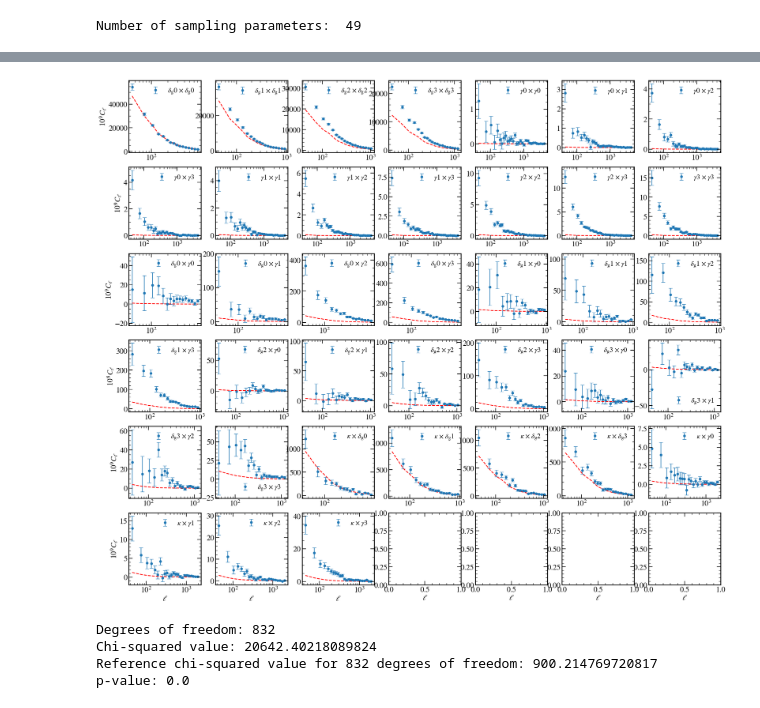
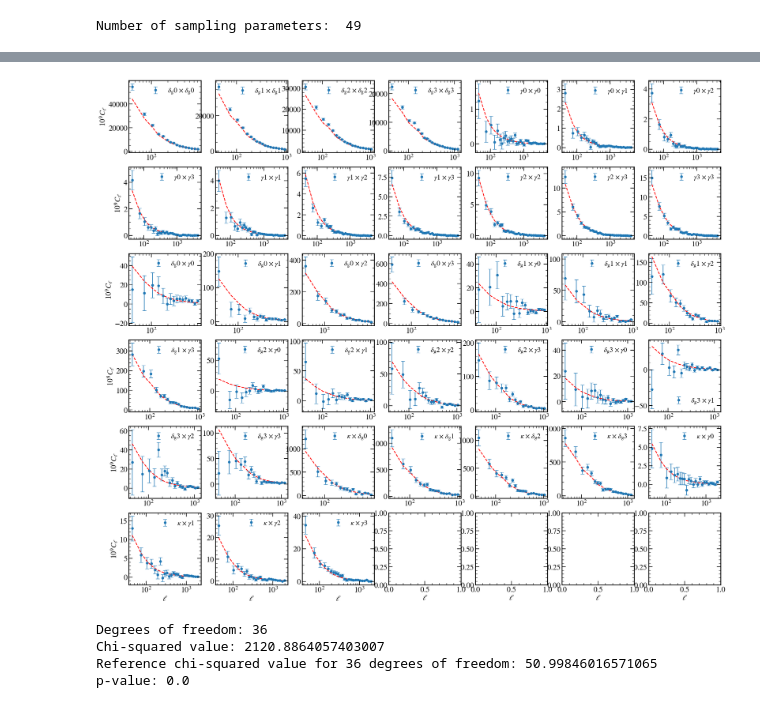
Before and after one commit to matteozennaro/ClLikeFree, a Jupyter notebook: notebooks/test.ipynb, the cells around one changed output, grey strips where cells are left out. Cells and saved outputs as stored; diff of their text form; code cells hidden in the pictures.

Commit message:
notebooks and reference values for tests

```diff
--- a/notebooks/test.ipynb
+++ b/notebooks/test.ipynb
@@ -223,8 +223,6 @@ sampling_params = {
 
 print('Number of sampling parameters: ', len(sampling_params))
 
-theory_vector = ll.get_theory_vector(sampling_params)
+theory_vector = ll.get_theory_perbin(sampling_params)
 # %% [output]
 Number of sampling parameters:  49
-# %%
-theory_vector = ll.get_theory_vector(sampling_params)
@@ -243,35 +274,32 @@ mynames = {
 # %%
 N_subplots = len(ll.cl_meta)
 N_rows = int(np.sqrt(N_subplots))
 N_cols = N_subplots // N_rows + (N_subplots % N_rows > 0)
 Row_hight = 4
 Column_width = 4
 
 fig, ax = plt.subplots(N_rows, N_cols, figsize=(N_cols * Column_width, N_rows * Row_hight))
 
-i_start = 0
-
 for ii, clm in enumerate(ll.cl_meta):
     bin1, bin2 = clm['bin_1'], clm['bin_2']
     l_eff, cl, cov = clm['l_eff'], clm['cl'], clm['cov']
-    i_end = i_start + len(l_eff)
-    this_cl_theory = theory_vector[i_start:i_end]
-    i_start = i_end
+    twop_name = '%s_%s'%(bin1, bin2)
+    this_cl_theory = theory_vector[twop_name]
     ax[ii // N_cols, ii % N_cols].errorbar(l_eff, 1e9 *cl, yerr=1e9 * np.sqrt(np.diag(cov)), fmt='o', capsize=5, label=r'%s $\times$ %s'%(mynames[bin1], mynames[bin2]))
     ax[ii // N_cols, ii % N_cols].plot(l_eff, 1e9 * this_cl_theory, 'r--', linewidth=2)
     ax[ii // N_cols, ii % N_cols].legend()
     ax[ii // N_cols, ii % N_cols].set_xscale('log')
 
 for ii in range(N_cols):
     ax[N_rows-1, ii].set_xlabel('$\ell$')
 for ii in range(N_rows):
     ax[ii, 0].set_ylabel('$10^9 C_\ell$')
 
 plt.show()
 # %% [output]
-[figure, old version]
+[figure, new version]
 # %%
-chi2value = ll.compute_chi_squared(sampling_params)
+chi2value = ll.get_chi2(sampling_params)
 # p-value
 import scipy.stats as stats
 n_data = len(theory_vector)
@@ -283,7 +311,7 @@ print(f"Chi-squared value: {chi2value}")
 print(f"Reference chi-squared value for {dof} degrees of freedom: {stats.chi2.ppf(0.95, dof)}")
 print(f"p-value: {p_value}")
 # %% [output]
-Degrees of freedom: 832
-Chi-squared value: 20642.40218089824
-Reference chi-squared value for 832 degrees of freedom: 900.214769720817
+Degrees of freedom: 36
+Chi-squared value: 2120.8864057403007
+Reference chi-squared value for 36 degrees of freedom: 50.99846016571065
 p-value: 0.0
```
Also changed, not shown: parts of 3 cells of this notebook, 11 other files.
